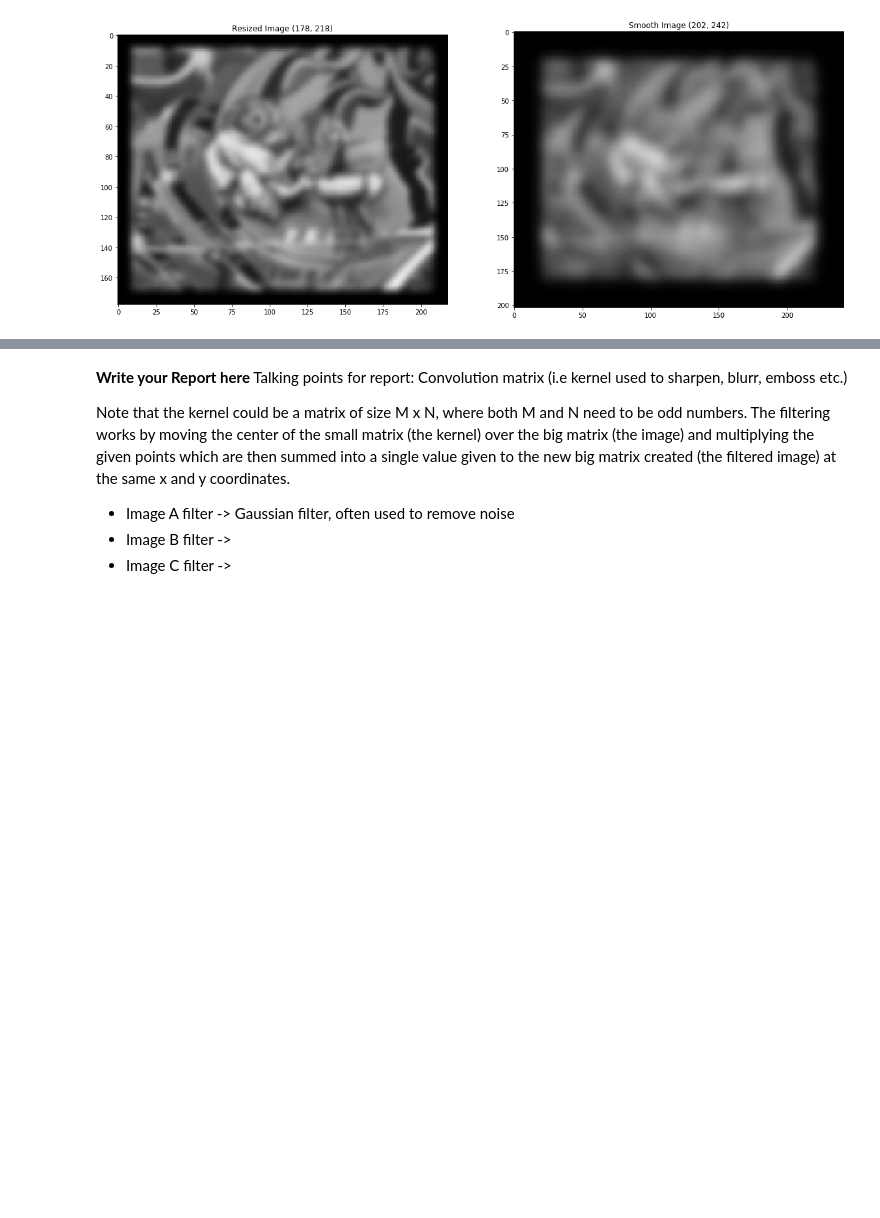
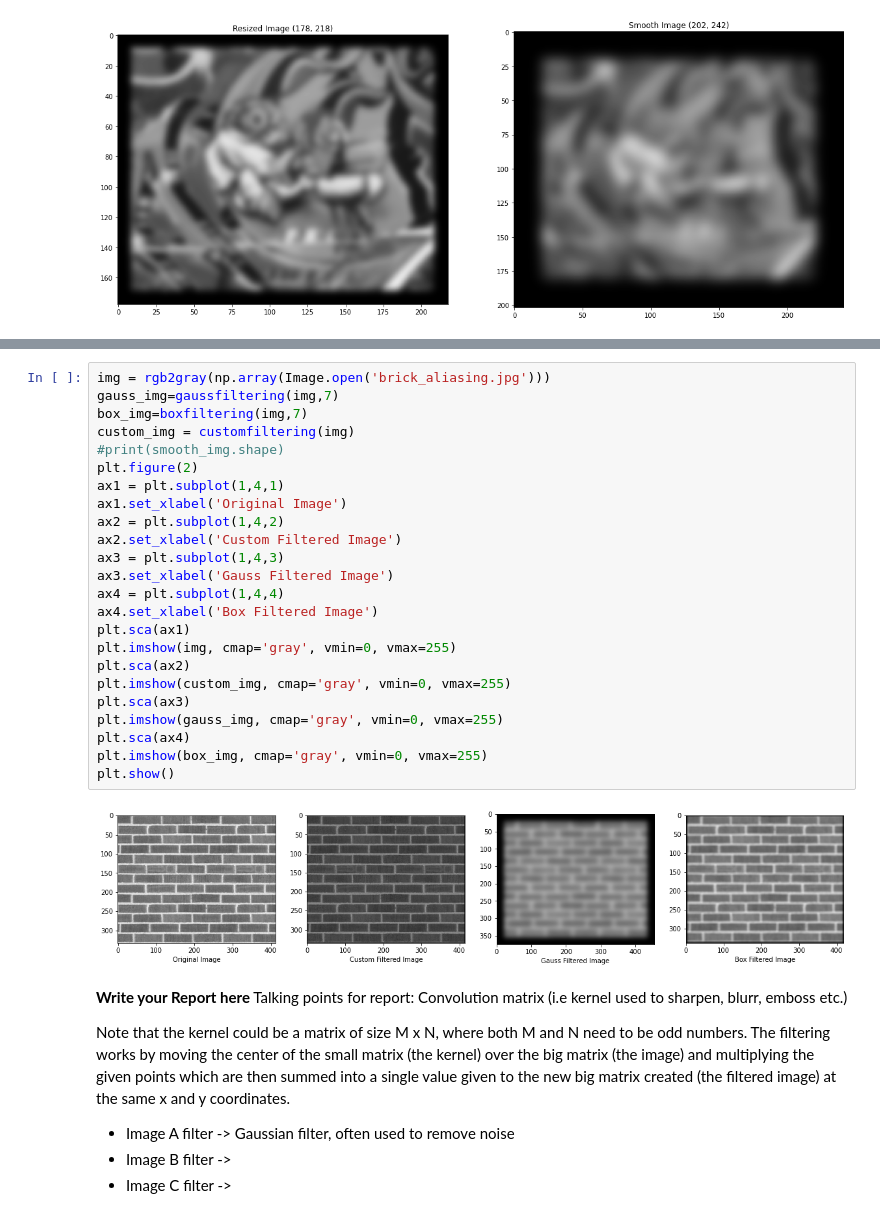
Before and after one commit to GuglielmoFelici/FDS-assignments, a Jupyter notebook: assignment-1/FDS_Assignment1.ipynb, the cells around one changed output, grey strips where cells are left out. Saved outputs shown, nothing was run; the diff lists cells and outputs as text; blank space fills up the shorter version.

Commit message:
Added filtered images to report

```diff
--- a/assignment-1/FDS_Assignment1.ipynb
+++ b/assignment-1/FDS_Assignment1.ipynb
@@ -385,6 +385,32 @@ Use the images from the previous exercises to write a report on what you learned
 In report, you should also compare your results: use the three filters you just created and apply on 'brick_aliasing.jpg' file and identify which filter is applied on Image A, Image B and Image C illustrated in Figure below. Use 7 as filter_size both for Gaussian and Box filter.
 
 ![](https://drive.google.com/uc?export=view&id=1eDOTU7FIRht9WMiAeW3ZlsFnpAlW_ZGm)
+# %%
+img = rgb2gray(np.array(Image.open('brick_aliasing.jpg')))
+gauss_img=gaussfiltering(img,7)
+box_img=boxfiltering(img,7)
+custom_img = customfiltering(img)
+#print(smooth_img.shape)
+plt.figure(2)
+ax1 = plt.subplot(1,4,1)
+ax1.set_xlabel('Original Image')
+ax2 = plt.subplot(1,4,2)
+ax2.set_xlabel('Custom Filtered Image')
+ax3 = plt.subplot(1,4,3)
+ax3.set_xlabel('Gauss Filtered Image')
+ax4 = plt.subplot(1,4,4)
+ax4.set_xlabel('Box Filtered Image')
+plt.sca(ax1)
+plt.imshow(img, cmap='gray', vmin=0, vmax=255)
+plt.sca(ax2)
+plt.imshow(custom_img, cmap='gray', vmin=0, vmax=255)
+plt.sca(ax3)
+plt.imshow(gauss_img, cmap='gray', vmin=0, vmax=255)
+plt.sca(ax4)
+plt.imshow(box_img, cmap='gray', vmin=0, vmax=255)
+plt.show()
+# %% [output]
+[figure, added]
 # %% [markdown]
 **Write your Report here**
  Talking points for report: Convolution matrix (i.e kernel used to sharpen, blurr, emboss etc.)
```
Also changed, not shown: 1 other file.
